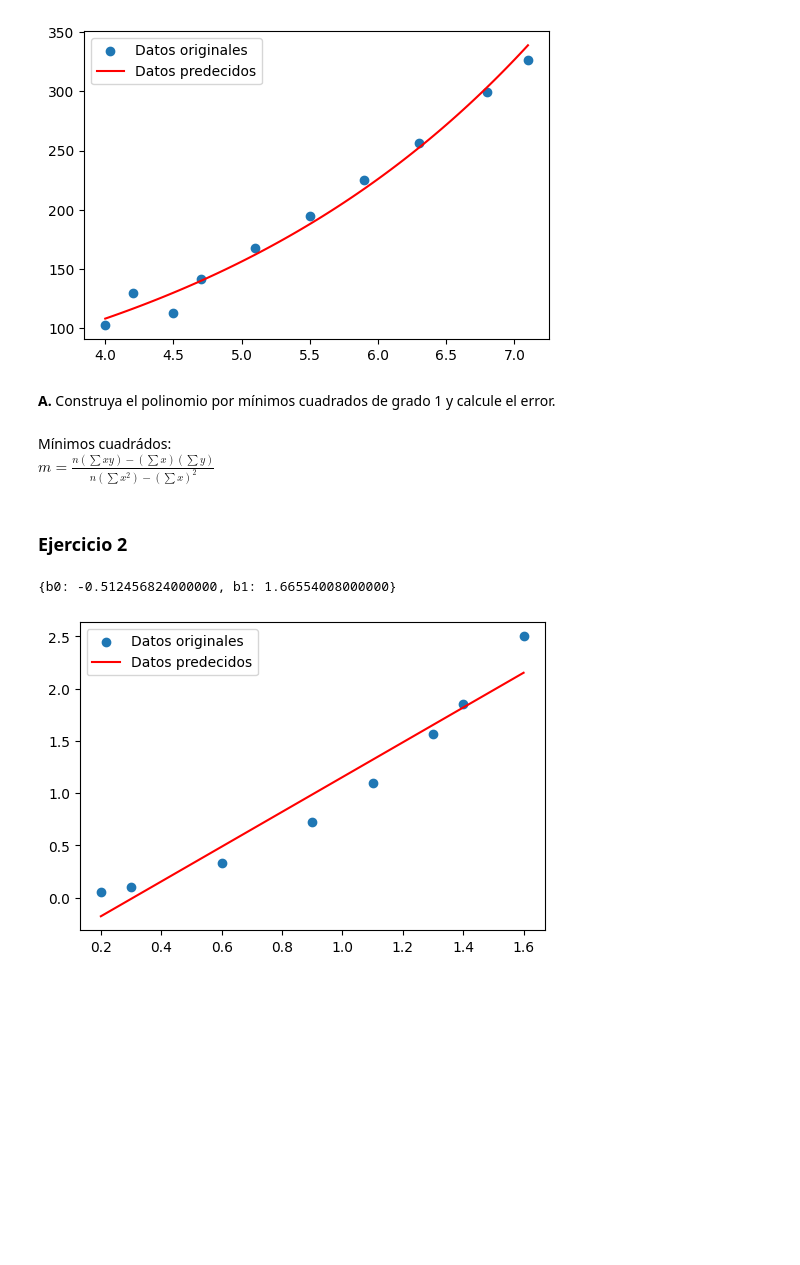
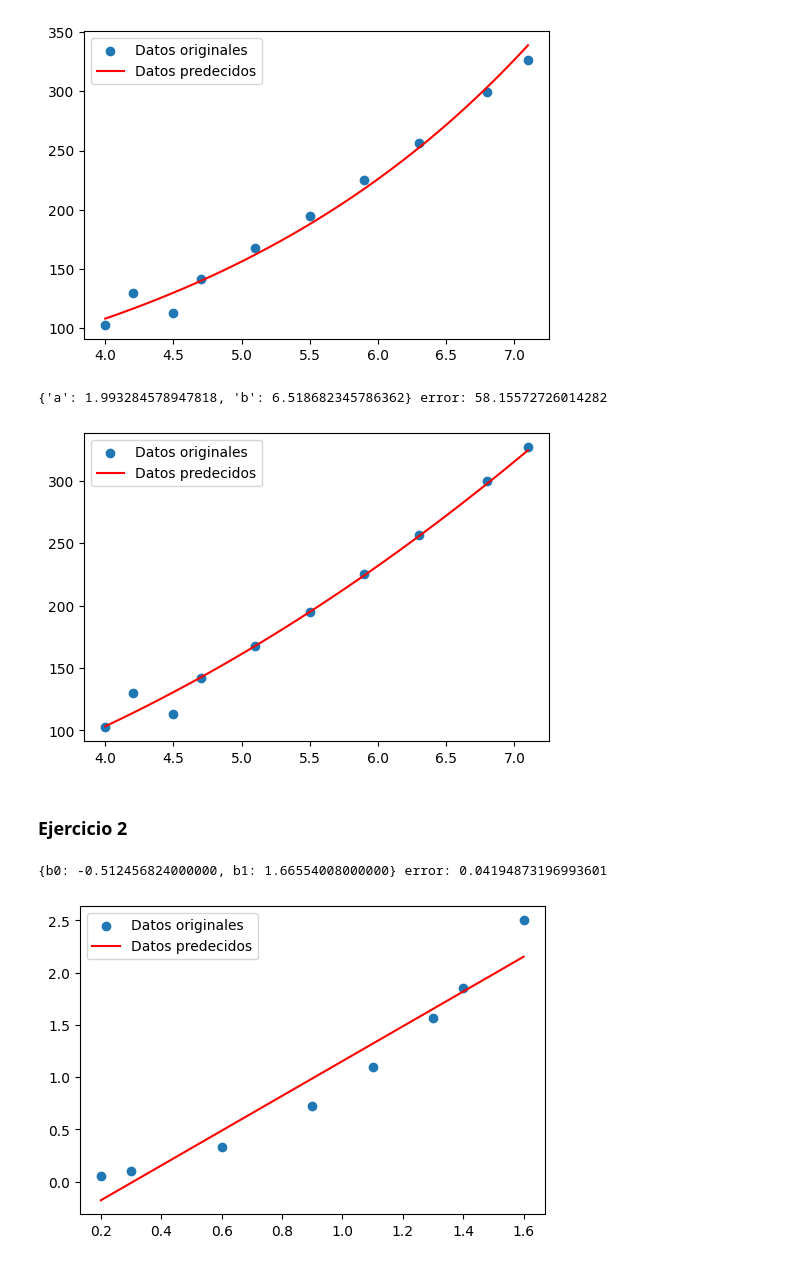
Before and after one commit to enriqueperez21/Universidad, a Jupyter notebook: MetodosN/bimestre2/tarea08/tarea08.ipynb, the cells around one changed output. Cells and saved outputs as stored; diff of their text form; code cells hidden in the pictures; blank space fills up the shorter version.

```diff
--- a/MetodosN/bimestre2/tarea08/tarea08.ipynb
+++ b/MetodosN/bimestre2/tarea08/tarea08.ipynb
@@ -64,11 +73,20 @@ funciones.plot_points_line(x, y, x_pred,y_pred)
 del my_function, y_pred
 # %% [output]
 [figure]
-# %% [markdown]
-**A.** Construya el polinomio por mínimos cuadrados de grado 1 y calcule el error.
-# %% [markdown]
-Mínimos cuadrádos: <br>
-$m = \frac{n(\sum{xy}) - (\sum{x})(\sum{y})}{n(\sum{x^2}) - (\sum{x})^2}$
+# %%
+#E
+solution_e, my_function = funciones.resolver_e(x, y)
+y_pred = my_function(x)
+mse = mean_squared_error(y, y_pred)
+print(f"{solution_e} error: {mse}")
+# %% [output]
+{'a': 1.993284578947818, 'b': 6.518682345786362} error: 58.15572726014282
+# %%
+y_pred = my_function(x_pred)
+funciones.plot_points_line(x, y, x_pred,y_pred)
+del my_function, y_pred
+# %% [output]
+[figure, added]
 # %%
 del x, y, x_pred, df1
 # %% [markdown]
@@ -82,9 +100,11 @@ x_pred = np.linspace(x.min(),x.max(),100)
 # %%
 #a
 solution_grado2, my_function = funciones.grado2(x, y)
-print(f'{solution_grado2}')
+y_pred = my_function(x)
+mse = mean_squared_error(y, y_pred)
+print(f"{solution_grado2} error: {mse}")
 # %% [output]
-{b0: -0.512456824000000, b1: 1.66554008000000}
+{b0: -0.512456824000000, b1: 1.66554008000000} error: 0.04194873196993601
 # %%
 y_pred = my_function(x)
 funciones.plot_points_line(x, y , x, y_pred)
```
Also changed, not shown: parts of 16 cells of this notebook, 4 other files.
